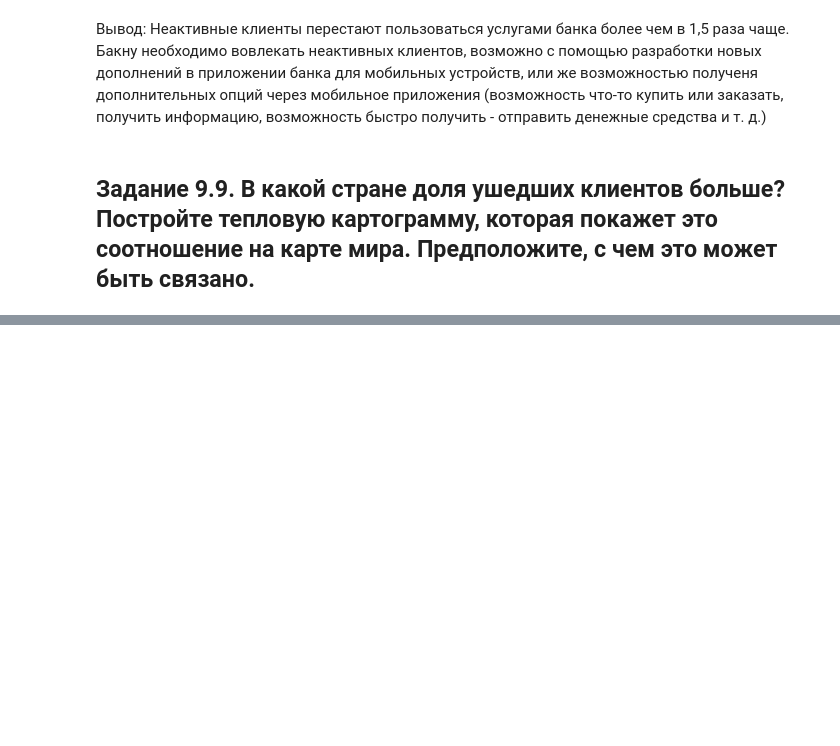
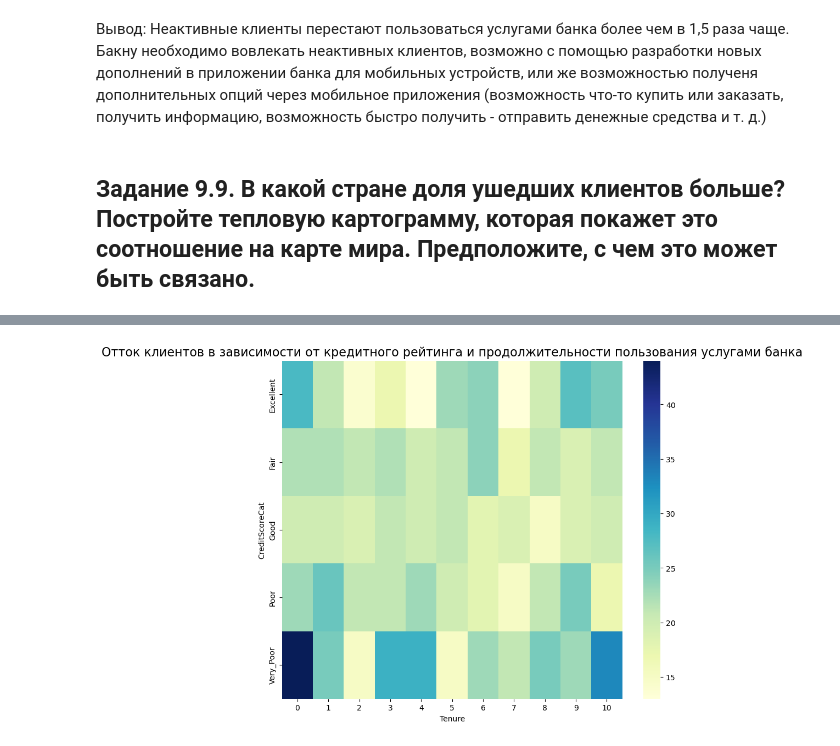
Before and after one commit to Alla-Kr/Alladata, a Jupyter notebook: SkillFactory/PY-13. Визуализация/итоговое задание/итоговое задание.ipynb, the cells around one changed output, grey strips where cells are left out. Saved outputs shown, nothing was run; the diff lists cells and outputs as text; code cells hidden in the pictures; blank space fills up the shorter version.

```diff
--- a/SkillFactory/PY-13. Визуализация/итоговое задание/итоговое задание.ipynb
+++ b/SkillFactory/PY-13. Визуализация/итоговое задание/итоговое задание.ipynb
@@ -229,0 +254,35 @@ fig.show()
+# %%
+# функция для перевода числогового признака CreditScore в категориальный
+def get_credit_score_cat(credit_score):
+    if credit_score >= 300 and credit_score < 500:
+        return "Very_Poor"
+    elif credit_score >= 500 and credit_score < 601:
+        return "Poor"
+    elif credit_score >= 601 and credit_score < 661:
+        return "Fair"
+    elif credit_score >= 661 and credit_score < 781:
+        return "Good"
+    elif credit_score >= 781 and credit_score < 851:
+        return "Excellent"
+    elif credit_score >= 851:
+        return "Top"
+    elif credit_score < 300:
+        return "Deep"
+
+# создаем новый признак CreditScoreCat
+churn_data['CreditScoreCat'] = churn_data['CreditScore'].apply(get_credit_score_cat)
+
+# строим сводную таблицу
+churn_pivot = churn_data.pivot_table(
+    values='Exited',
+    index='CreditScoreCat',
+    columns='Tenure',
+    aggfunc='mean'
+ ).round(2)*100
+
+# строим тепловую карту
+fig = plt.figure(figsize=(10, 8))
+heatmap = sns.heatmap(data=churn_pivot, cmap='YlGnBu')
+heatmap.set_title('Отток клиентов в зависимости от кредитного рейтинга и продолжительности пользования услугами банка', fontsize=16);
+# %% [output]
+[figure, added]
```
Also changed, not shown: parts of 11 cells of this notebook.
